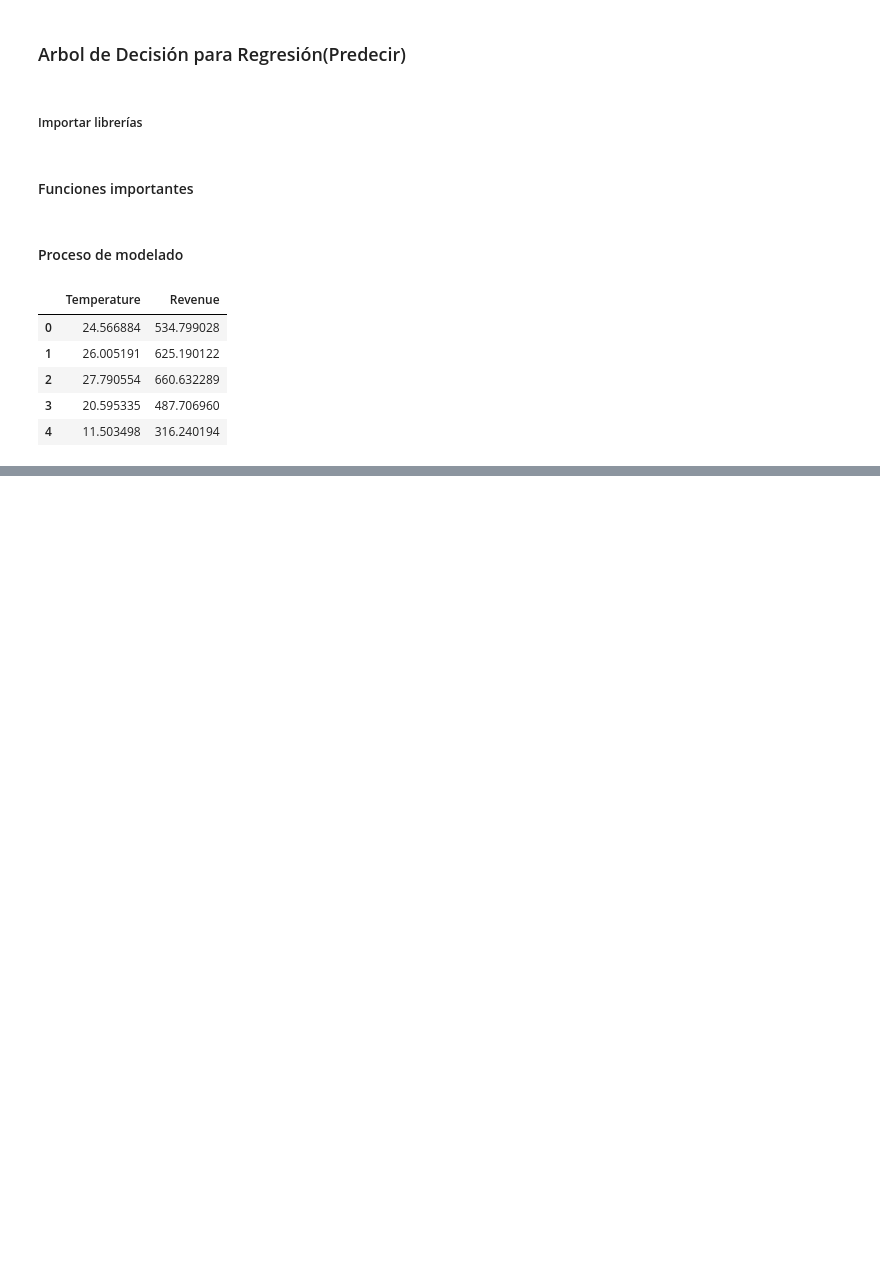
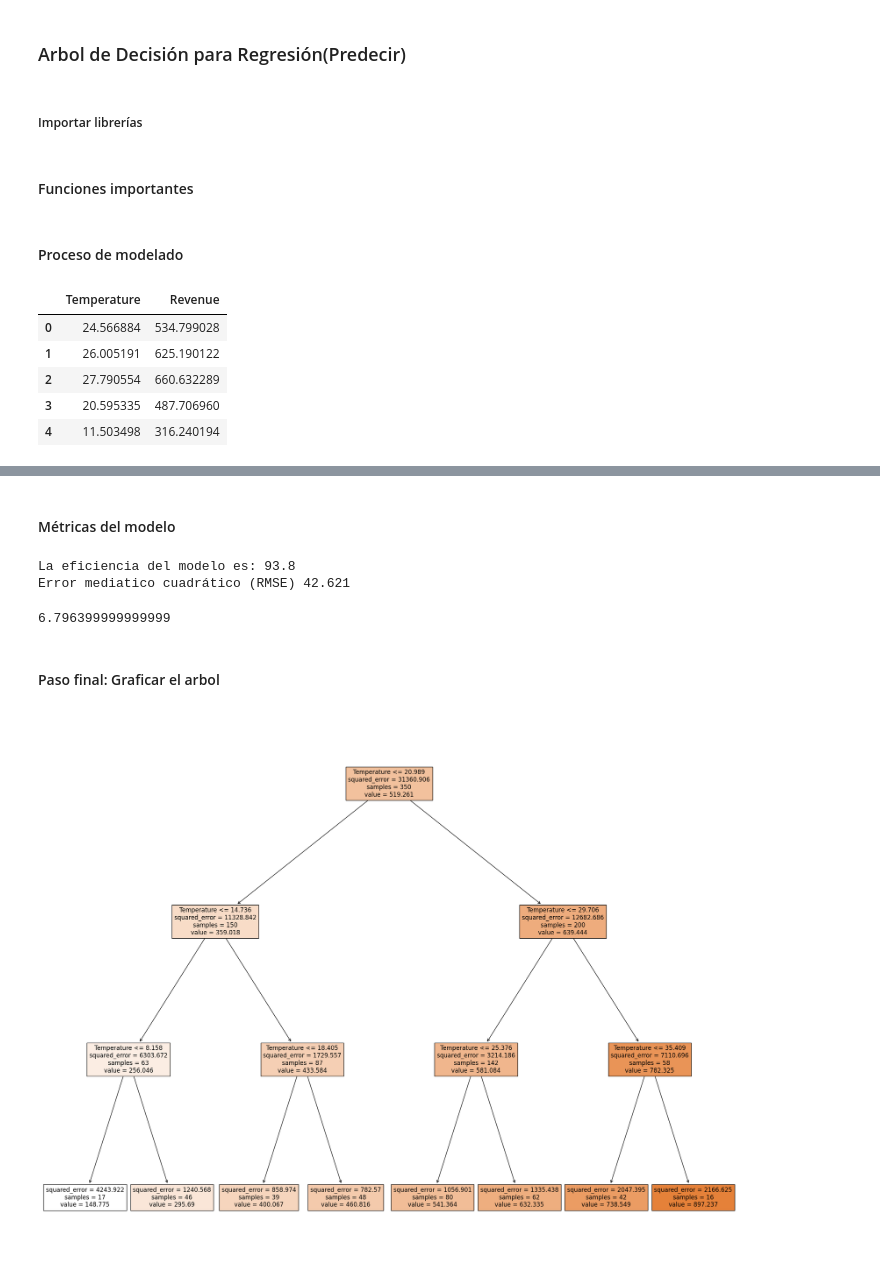
Before and after one commit to jaquimbayoc8/DiplomadoMLA2023, a Jupyter notebook: 4. ArbolDecisionRegresion/ArbolInicial.ipynb, the cells around one changed output, grey strips where cells are left out. Cells and saved outputs as stored; diff of their text form; code cells hidden in the pictures; blank space fills up the shorter version.

```diff
--- a/4. ArbolDecisionRegresion/ArbolInicial.ipynb
+++ b/4. ArbolDecisionRegresion/ArbolInicial.ipynb
@@ -43,0 +92,20 @@ datos.head()
+# %% [markdown]
+#### Métricas del modelo
+# %%
+print('La eficiencia del modelo es:', round(metrics.r2_score(y_test, y_pred),3)*100)
+print('Error mediatico cuadrático (RMSE)', round(np.sqrt(metrics.mean_squared_error(y_test, y_pred)),3))
+# %% [output]
+La eficiencia del modelo es: 93.8
+Error mediatico cuadrático (RMSE) 42.621
+# %%
+##Unidades reales de revenue - MSE
+(33.982/500)*100
+# %% [output]
+6.796399999999999
+# %% [markdown]
+#### Paso final: Graficar el arbol
+# %%
+fig = plt.figure(figsize=(25,20))
+_=tree.plot_tree(modelo, feature_names=datos.columns, filled=True)
+# %% [output]
+[figure, added]
```
Also changed, not shown: parts of 5 cells of this notebook.
